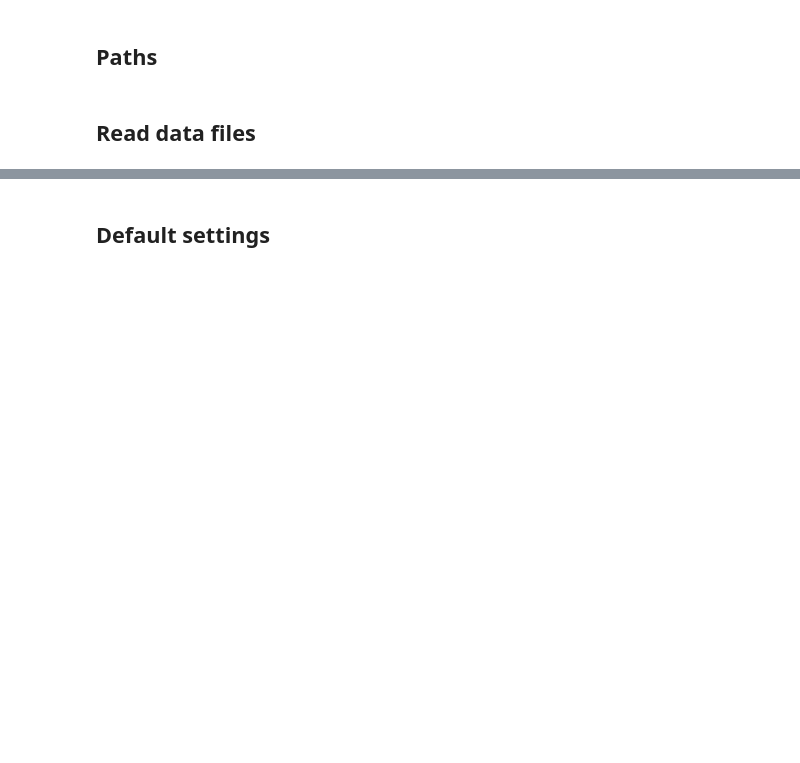
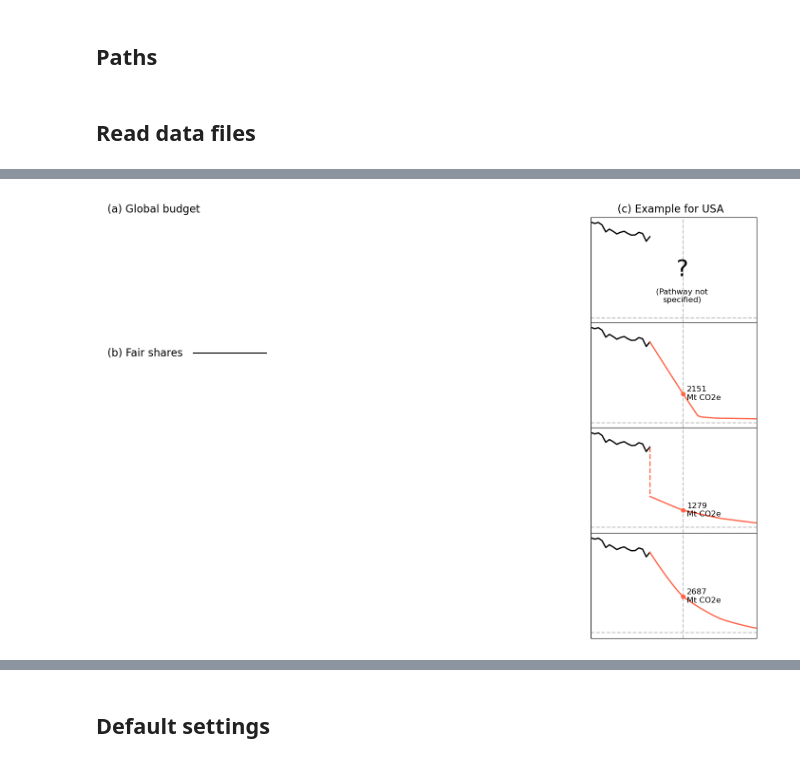
Before and after one commit to imagepbl/effort-sharing, a Jupyter notebook: Plotting/Paper_blackbox/Figure_1.ipynb, the cells around one changed output, grey strips where cells are left out. Cells and saved outputs as stored; diff of their text form; code cells hidden in the pictures; blank space fills up the shorter version.

```diff
--- a/Plotting/Paper_blackbox/Figure_1.ipynb
+++ b/Plotting/Paper_blackbox/Figure_1.ipynb
@@ -99,0 +58,90 @@ for reg in all_countries_iso:
+# %%
+settings_specific = {'Temperature': 1.6,
+                    'Risk': 0.5,
+                    'NegEmis': 0.5,
+                    'NonCO2red': 0.5,
+                    'Timing': "Immediate",
+                    'Convergence_year': 2050,
+                   'Scenario': 'SSP2',
+                   'Discount_factor': 0,
+                   'Historical_startyear': 1990,
+                   'Capability_threshold': "Th",
+                   'RCI_weight': "Half"}
+# %%
+input_region = 'USA'
+
+fig, ax = plt.subplots(1, 1, figsize=(18, 12), gridspec_kw={'wspace': 0, 'hspace': 0})
+
+for spine in ax.spines.values():
+    spine.set_visible(False)
+ax.tick_params(left=False, bottom=False, labelleft=False, labelbottom=False)
+ax.set_xlim([0, 1])
+ax.set_ylim([0, 1])
+
+# Panel A
+ax.text(
+    0.01, 0.99, '(a) Global budget',
+    transform=ax.transAxes,  # Use Axes coordinates (0=left, 1=right for x; 0=bottom, 1=top for y)
+    fontsize=16,
+    verticalalignment='top',
+    horizontalalignment='left'
+)
+
+# Panel B
+ax.text(
+    0.01, 0.65, '(b) Fair shares',
+    transform=ax.transAxes,  # Use Axes coordinates (0=left, 1=right for x; 0=bottom, 1=top for y)
+    fontsize=16,
+    verticalalignment='center',
+    horizontalalignment='left'
+)
+ax.plot([0.14, 0.25], [0.65, 0.65], 'k')
+
+# Panel C
+ax.text(
+    0.86, 0.99, '(c) Example for '+input_region,
+    transform=ax.transAxes,  # Use Axes coordinates (0=left, 1=right for x; 0=bottom, 1=top for y)
+    fontsize=16,
+    verticalalignment='top',
+    horizontalalignment='center'
+)
+for i in range(4):
+
+    inset_ax = ax.inset_axes([0.74, 0.72-0.24*i, 0.25, 0.24])
+
+    hist = xr_dataread.GHG_hist.sel(Region=input_region).sel(Time=np.arange(2005, 2022))
+    inset_ax.plot(hist.Time, hist, lw=2, color='black')
+    inset_ax.set_xticks([])
+    inset_ax.set_yticks([])
+    inset_ax.set_xlim([2005, 2050])
+    inset_ax.axvline(x=2030, color='silver', linestyle='--')
+    inset_ax.axhline(y=0, color='silver', linestyle='--')
+
+    if i == 0:
+        inset_ax.text(
+            0.55, 0.5, '?',
+            transform=inset_ax.transAxes,  # Use Axes coordinates (0=left, 1=right for x; 0=bottom, 1=top for y)
+            fontsize=35,
+            verticalalignment='center',
+            horizontalalignment='center'
+        )
+        inset_ax.text(
+            0.55, 0.25, '(Pathway not\nspecified)',
+            transform=inset_ax.transAxes,  # Use Axes coordinates (0=left, 1=right for x; 0=bottom, 1=top for y)
+            fontsize=12,
+            verticalalignment='center',
+            horizontalalignment='center'
+        )
+
+
+    if i >= 1:
+        alloc = [xr_allocs[input_region].sel(**settings_specific)['PCB_lin'],
+                 xr_allocs[input_region].sel(**settings_specific)['PC'],
+                 xr_allocs[input_region].sel(**settings_specific)['PCC']][i-1]
+        inset_ax.plot(alloc.Time, alloc, lw=2, color='tomato')
+        if i == 2: inset_ax.plot([2021, 2021], [hist.sel(Time=2021), alloc.sel(Time=2021)], '--', lw=2, color='tomato')
+        inset_ax.plot([2030], [alloc.sel(Time=2030)], 'o', lw=2, color='tomato')
+        #red = 1-alloc / hist.sel(Time=2015)
+        inset_ax.text(2031, alloc.sel(Time=2030), str(int(float(alloc.sel(Time=2030))))+'\nMt CO2e', color='black', verticalalignment='center', fontsize=12)
+# %% [output]
+[figure, added]
```
Also changed, not shown: parts of 17 cells of this notebook, 4 other files.
